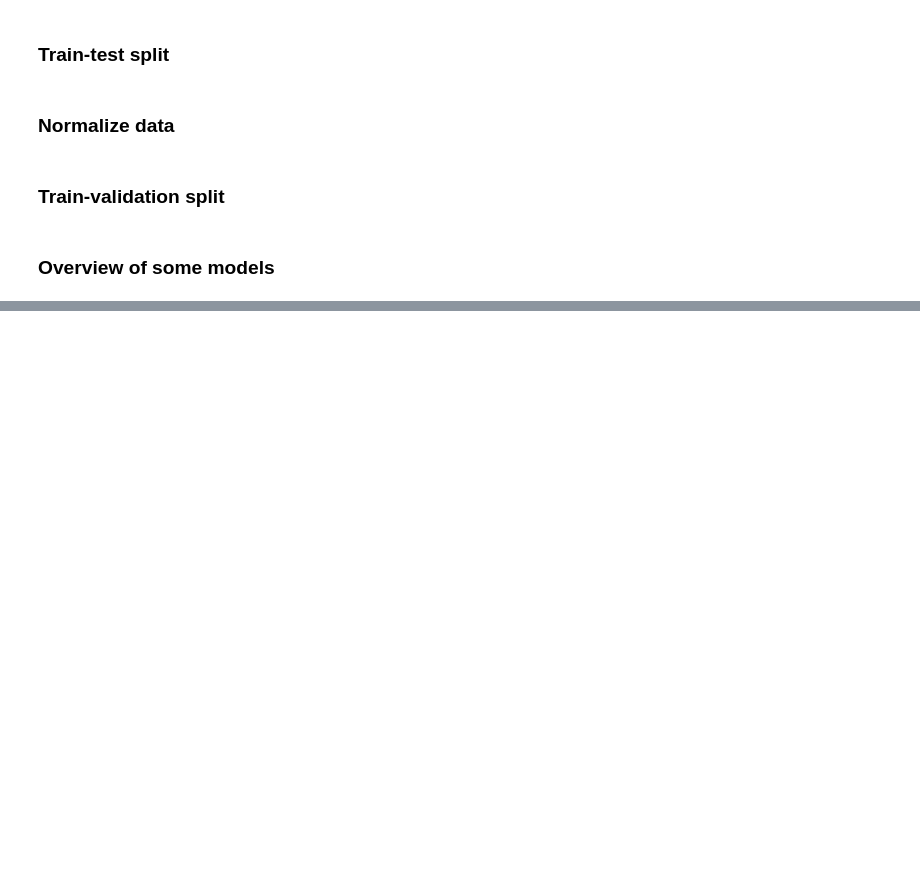
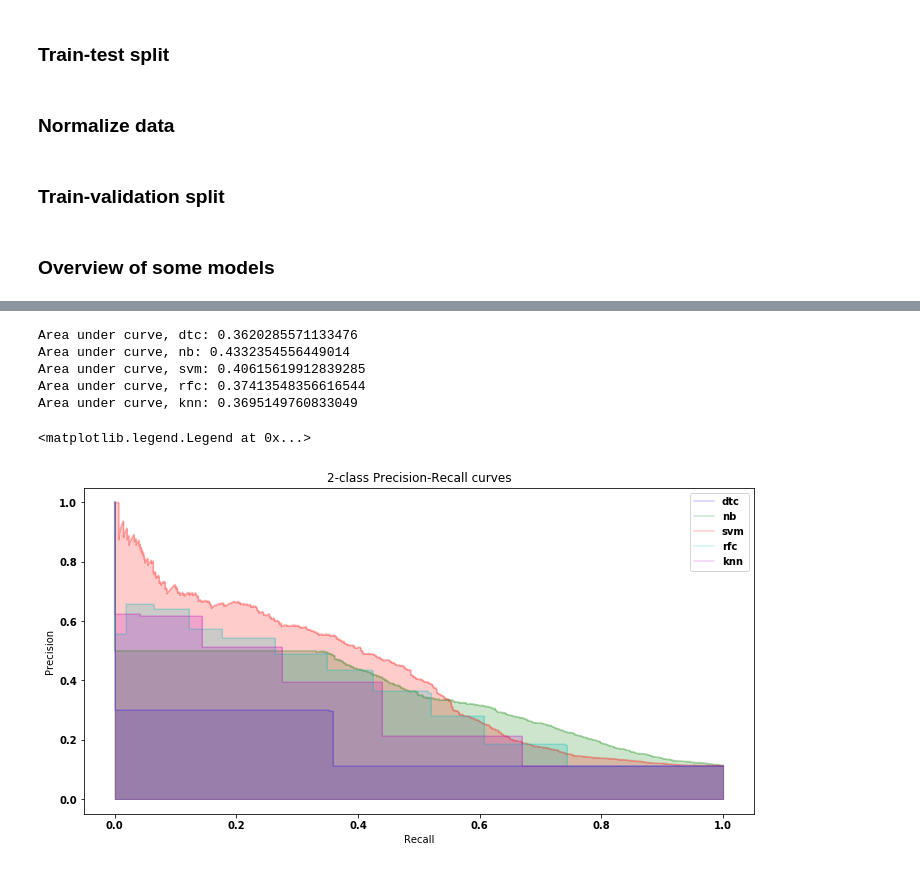
Before and after one commit to ng-kode/Bank-Marketing, a Jupyter notebook: Untitled2.ipynb, the cells around one changed output, grey strips where cells are left out. Saved outputs shown, nothing was run; the diff lists cells and outputs as text; code cells hidden in the pictures; blank space fills up the shorter version.

```diff
--- a/Untitled2.ipynb
+++ b/Untitled2.ipynb
@@ -348,0 +221,35 @@ Name: y, dtype: int64
+# %%
+from sklearn.metrics import precision_recall_curve, auc
+import matplotlib.pyplot as plt
+from math import ceil
+
+plt.figure(figsize=(12, 6))
+colors = ['b', 'g', 'r', 'c', 'm']
+labels = ['dtc', 'nb', 'svm', 'rfc', 'knn']
+for i, clf in enumerate([dtc, nb, svm, rfc, knn]):
+    if clf is svm:
+        y_score = clf.decision_function(X_val)
+    else:
+        y_score = clf.predict_proba(X_val)[:, 1]
+
+    precision, recall, _ = precision_recall_curve(y_val, y_score)
+
+    plt.step(recall, precision, color=colors[i], alpha=0.2,
+             where='post', label=labels[i])
+    plt.fill_between(recall, precision, step='post', alpha=0.2,
+                     color=colors[i])
+
+    print('Area under curve, {}: {}'.format(labels[i], auc(recall, precision)))
+
+plt.xlabel('Recall')
+plt.ylabel('Precision')
+plt.title('2-class Precision-Recall curves')
+plt.legend()
+# %% [output]
+Area under curve, dtc: 0.3620285571133476
+Area under curve, nb: 0.4332354556449014
+Area under curve, svm: 0.40615619912839285
+Area under curve, rfc: 0.37413548356616544
+Area under curve, knn: 0.3695149760833049
+<matplotlib.legend.Legend at 0x...>
+[figure, added]
```
Also changed, not shown: parts of 25 cells of this notebook.
